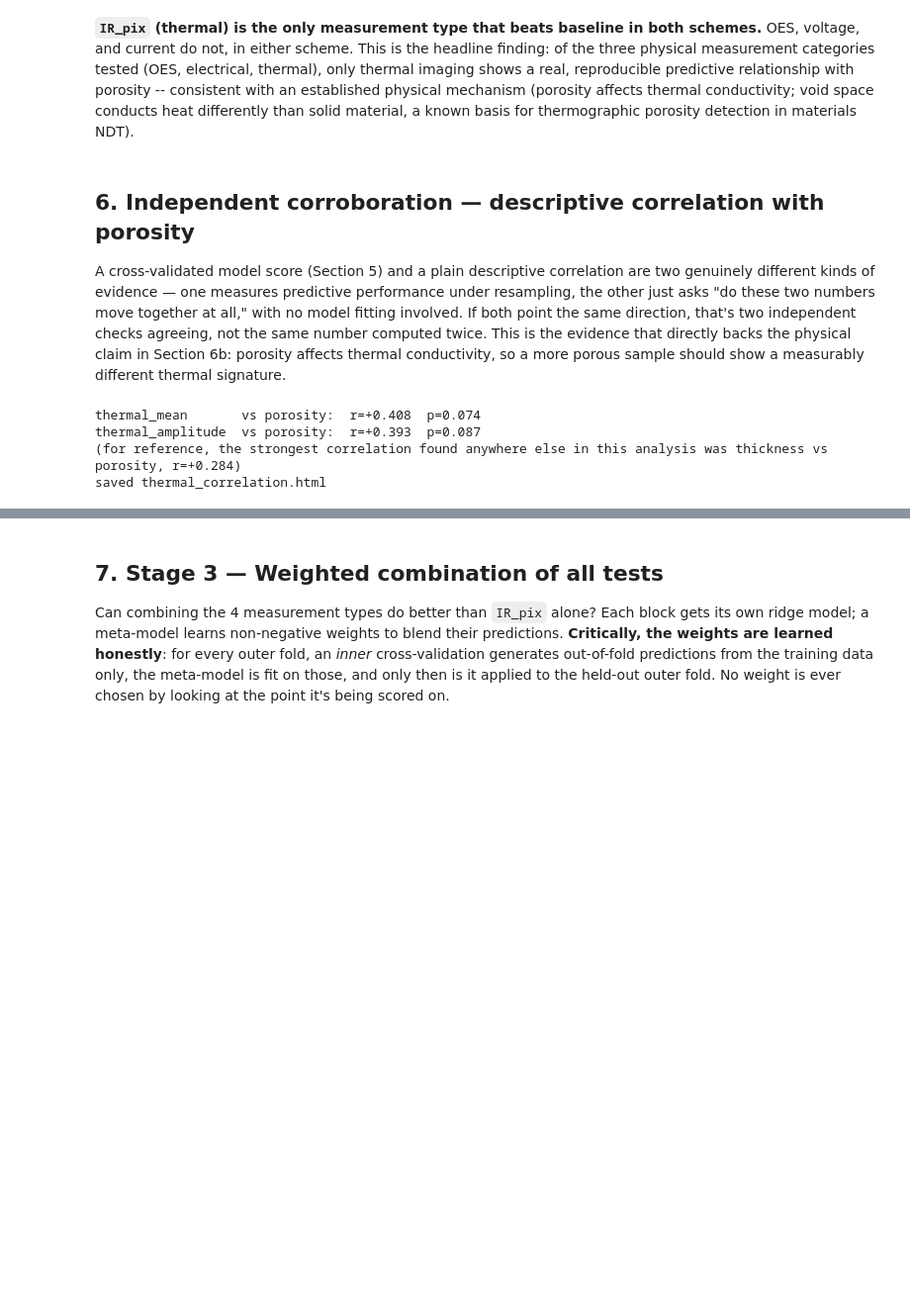
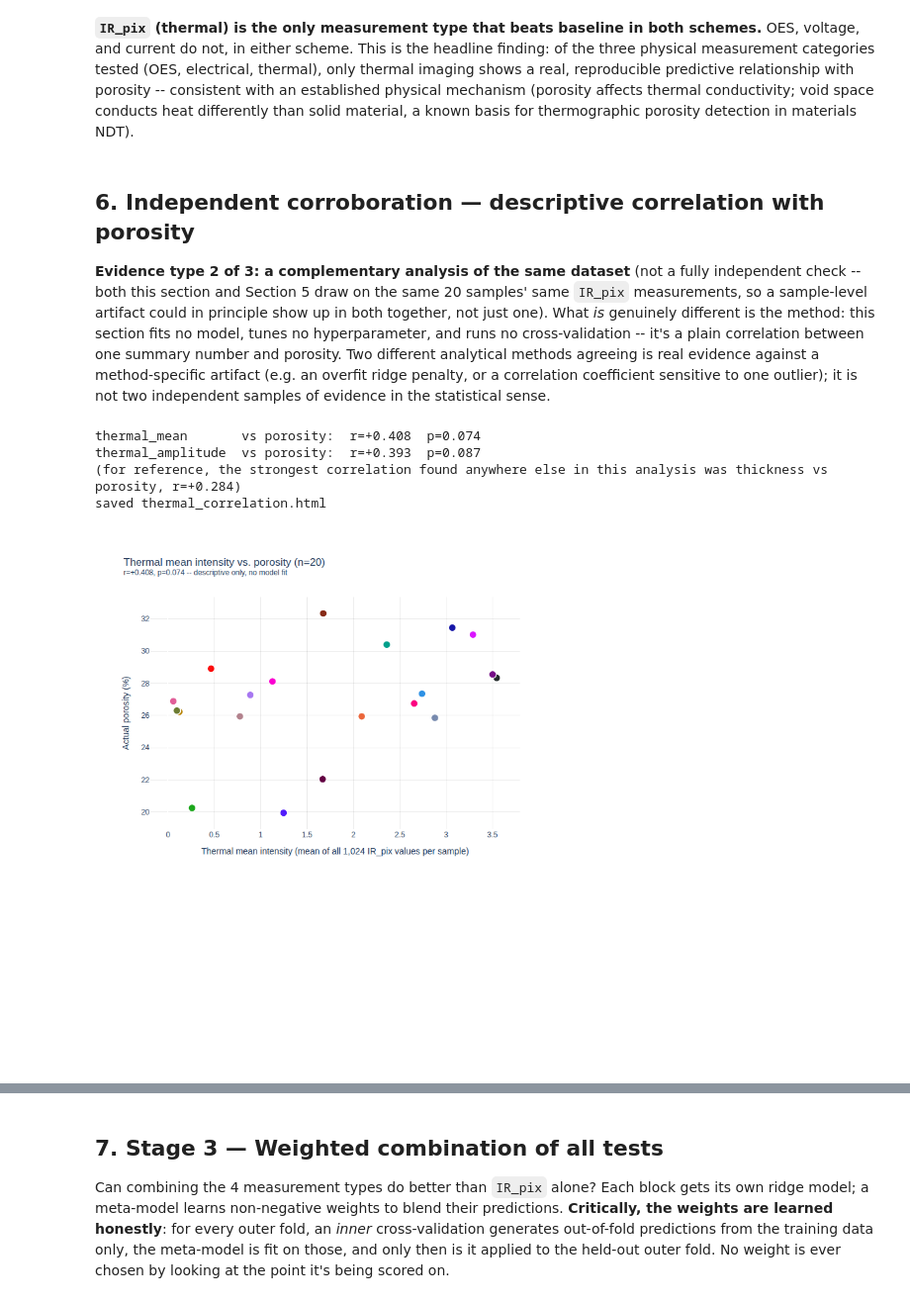
Before and after one commit to Ramandeep72/Machine-Learning-Projects, a Jupyter notebook: porosity-feasibility/porosity_pipeline.ipynb, the cells around one changed output, grey strips where cells are left out. Shown at 99% size. Cells and saved outputs as stored; diff of their text form; code cells hidden in the pictures; blank space fills up the shorter version.

```diff
--- a/porosity-feasibility/porosity_pipeline.ipynb
+++ b/porosity-feasibility/porosity_pipeline.ipynb
@@ -238,13 +263,15 @@ porosity detection in materials NDT).
 # %% [markdown]
 ## 6. Independent corroboration — descriptive correlation with porosity
 
-A cross-validated model score (Section 5) and a plain descriptive correlation are two
-genuinely different kinds of evidence — one measures predictive performance under
-resampling, the other just asks "do these two numbers move together at all," with no
-model fitting involved. If both point the same direction, that's two independent checks
-agreeing, not the same number computed twice. This is the evidence that directly backs
-the physical claim in Section 6b: porosity affects thermal conductivity, so a more
-porous sample should show a measurably different thermal signature.
+**Evidence type 2 of 3: a complementary analysis of the same dataset** (not a fully
+independent check -- both this section and Section 5 draw on the same 20 samples' same
+`IR_pix` measurements, so a sample-level artifact could in principle show up in both
+together, not just one). What *is* genuinely different is the method: this section fits
+no model, tunes no hyperparameter, and runs no cross-validation -- it's a plain
+correlation between one summary number and porosity. Two different analytical methods
+agreeing is real evidence against a method-specific artifact (e.g. an overfit ridge
+penalty, or a correlation coefficient sensitive to one outlier); it is not two
+independent samples of evidence in the statistical sense.
 # %%
 from scipy.stats import pearsonr
 import plotly.colors as pc
@@ -257,30 +284,32 @@ r_mean, p_mean = pearsonr(thermal_mean, y)
 r_amp, p_amp = pearsonr(thermal_amplitude, y)
 print(f"thermal_mean       vs porosity:  r={r_mean:+.3f}  p={p_mean:.3f}")
 print(f"thermal_amplitude  vs porosity:  r={r_amp:+.3f}  p={p_amp:.3f}")
 print(f"(for reference, the strongest correlation found anywhere else in this analysis "
       f"was thickness vs porosity, r={np.corrcoef(data['thickness'].values, y)[0,1]:+.3f})")
 
 QUAL2 = pc.qualitative.Dark24
 fig_corr = go.Figure()
 fig_corr.add_trace(go.Scatter(
     x=thermal_mean, y=y, mode="markers",
     marker=dict(size=12, color=[QUAL2[i % len(QUAL2)] for i in range(len(sample_ids))],
                 line=dict(color="white", width=1.5)),
     text=[f"sample {int(s)}" for s in sample_ids],
     hovertemplate="%{text}<br>thermal_mean=%{x:.3f}<br>porosity=%{y:.2f}<extra></extra>",
     showlegend=False,
 ))
 fig_corr.update_xaxes(title_text="Thermal mean intensity (mean of all 1,024 IR_pix values per sample)",
                        showgrid=True, gridcolor="rgba(0,0,0,0.08)")
 fig_corr.update_yaxes(title_text="Actual porosity (%)", showgrid=True, gridcolor="rgba(0,0,0,0.08)")
 fig_corr.update_layout(
     title=f"Thermal mean intensity vs. porosity (n=20)<br><sup>r={r_mean:+.3f}, p={p_mean:.3f} -- descriptive only, no model fit</sup>",
     width=750, height=550, plot_bgcolor="white", paper_bgcolor="white",
 )
 fig_corr.write_html("thermal_correlation.html", include_plotlyjs=True)
 print("saved thermal_correlation.html")
+show_figure_as_image("thermal_correlation.html")
 # %% [output]
 thermal_mean       vs porosity:  r=+0.408  p=0.074
 thermal_amplitude  vs porosity:  r=+0.393  p=0.087
 (for reference, the strongest correlation found anywhere else in this analysis was thickness vs porosity, r=+0.284)
 saved thermal_correlation.html
+[figure, added]
```
Also changed, not shown: parts of 10 cells of this notebook, 4 other files.
